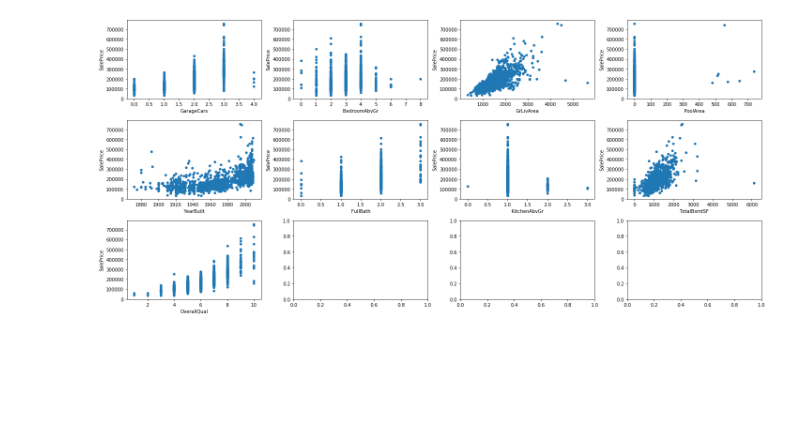
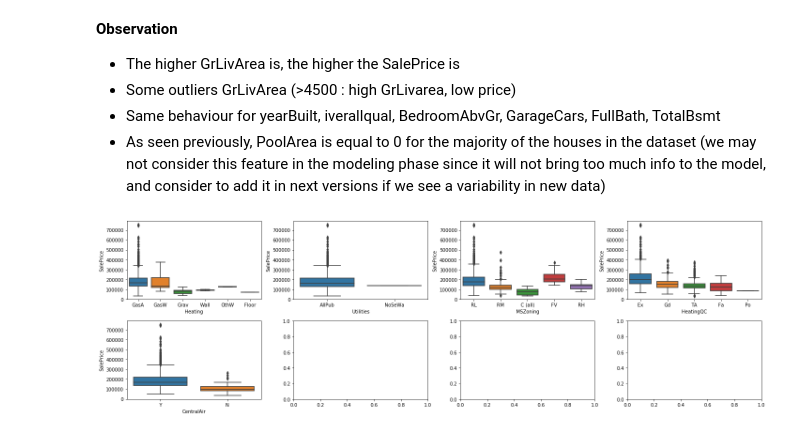
Before and after one commit to sirineBS/DataScience-Funda, a Jupyter notebook: DS-funda-lab1/Lab1-House-prediction-data-prep.ipynb, the cells around one changed output. Saved outputs shown, nothing was run; the diff lists cells and outputs as text; code cells hidden in the pictures; blank space fills up the shorter version.

```diff
--- a/DS-funda-lab1/Lab1-House-prediction-data-prep.ipynb
+++ b/DS-funda-lab1/Lab1-House-prediction-data-prep.ipynb
@@ -187,20 +230,29 @@ for c in ['KitchenAbvGr', 'FullBath' , 'PoolArea', 'GarageCars']:
+# %% [markdown]
+**Observation**
+- The higher GrLivArea is, the higher the SalePrice is
+- Some outliers GrLivArea (>4500 : high GrLivarea, low price)
+- Same behaviour for yearBuilt, iverallqual, BedroomAbvGr, GarageCars, FullBath, TotalBsmt
+- As seen previously, PoolArea is equal to 0 for the majority of the houses in the dataset (we may not consider this feature in the modeling phase since it will not bring too much info to the model, and consider to add it in next versions if we see a variability in new data)
 # %%
-# continuous
-column_subset_cont = random.sample(range(0, len(continuous_features)),  len(continuous_features))
-continuous_features_sample = [continuous_features[i] for i in column_subset_cont]
+# Categorical
+column_subset = random.sample(range(0, len(categorical_features)), len(categorical_features))
+categorical_features_sample = [categorical_features[i] for i in column_subset]
 
-k = len(data_cleaned[continuous_features_sample].columns)
-n = 4
-m = (k - 1) // n + 1
-fig, axes = plt.subplots(m, n, figsize=(n * 5, m * 3))
-for i, (name, col) in enumerate(data_cleaned[continuous_features_sample].iteritems()):
-    r, c = i // n, i % n
-    ax = axes[r, c]
-    col.hist(ax=ax)
-    data_ = pd.concat([data_cleaned[target_col], col], axis=1)
-    ax2 = data_.plot.scatter(x=name, y=target_col, ax=ax)
-    ax2.set_ylim(0)
+def plot_boxplot(data_cleaned, categorical_features_sample, target_col):
+  k = len(data_cleaned[categorical_features_sample].columns)
+  n = 4
+  m = (k - 1) // n + 1
+  fig, axes = plt.subplots(m, n, figsize=(n * 5, m * 3))
+  for i, (name, col) in enumerate(data_cleaned[categorical_features_sample].iteritems()):
+      r, c = i // n, i % n
+      ax = axes[r, c]
+      # col.hist(ax=ax)
+      data_ = pd.concat([data_cleaned[target_col], col], axis=1)
+      ax2 = sns.boxplot(ax=ax, x=name, y=target_col, data=data_)
+      #ax2.set_ylim(0)
 
-fig.tight_layout()
+  fig.tight_layout()
+
+plot_boxplot(data_cleaned, categorical_features_sample, target_col)
 # %% [output]
-[figure, old version]
+[figure, new version]
```
Also changed, not shown: parts of 55 cells of this notebook, 2 other files.
